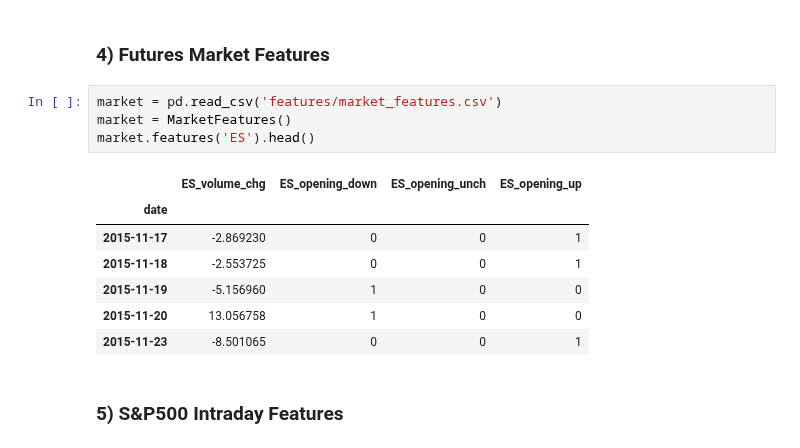
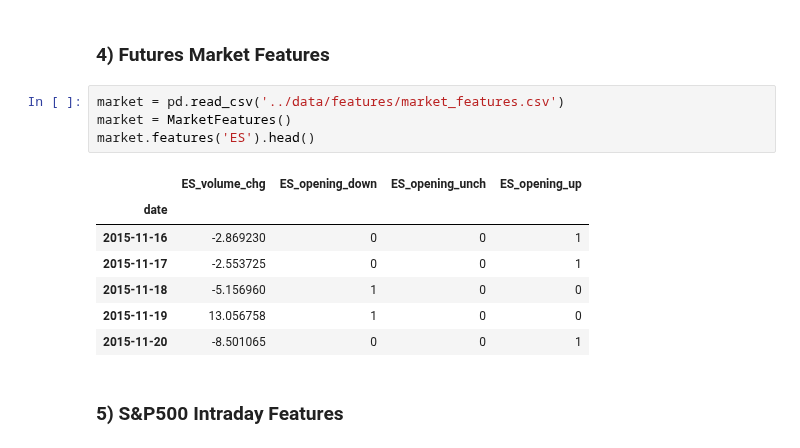
Before and after one commit to QuantCS109/TrumpTweets, a Jupyter notebook: notebooks_features/combined_features.ipynb, the cells around one changed output. Saved outputs shown, nothing was run; the diff lists cells and outputs as text.

```diff
--- a/notebooks_features/combined_features.ipynb
+++ b/notebooks_features/combined_features.ipynb
@@ -74,17 +77,17 @@ dtype: object
 # %% [markdown]
 ### 4) Futures Market Features
 # %%
-market = pd.read_csv('features/market_features.csv')
+market = pd.read_csv('../data/features/market_features.csv')
 market = MarketFeatures()
 market.features('ES').head()
 # %% [output]
 |  | ES_volume_chg | ES_opening_down | ES_opening_unch | ES_opening_up |
 | date |  |  |  |  |
-| 2015-11-17 | -2.869230 | 0 | 0 | 1 |
-| 2015-11-18 | -2.553725 | 0 | 0 | 1 |
-| 2015-11-19 | -5.156960 | 1 | 0 | 0 |
-| 2015-11-20 | 13.056758 | 1 | 0 | 0 |
-| 2015-11-23 | -8.501065 | 0 | 0 | 1 |
+| 2015-11-16 | -2.869230 | 0 | 0 | 1 |
+| 2015-11-17 | -2.553725 | 0 | 0 | 1 |
+| 2015-11-18 | -5.156960 | 1 | 0 | 0 |
+| 2015-11-19 | 13.056758 | 1 | 0 | 0 |
+| 2015-11-20 | -8.501065 | 0 | 0 | 1 |
 # %% [markdown]
 ### 5) S&P500 Intraday Features
 # %%
```
Also changed, not shown: parts of 17 cells of this notebook, 12 other files.
